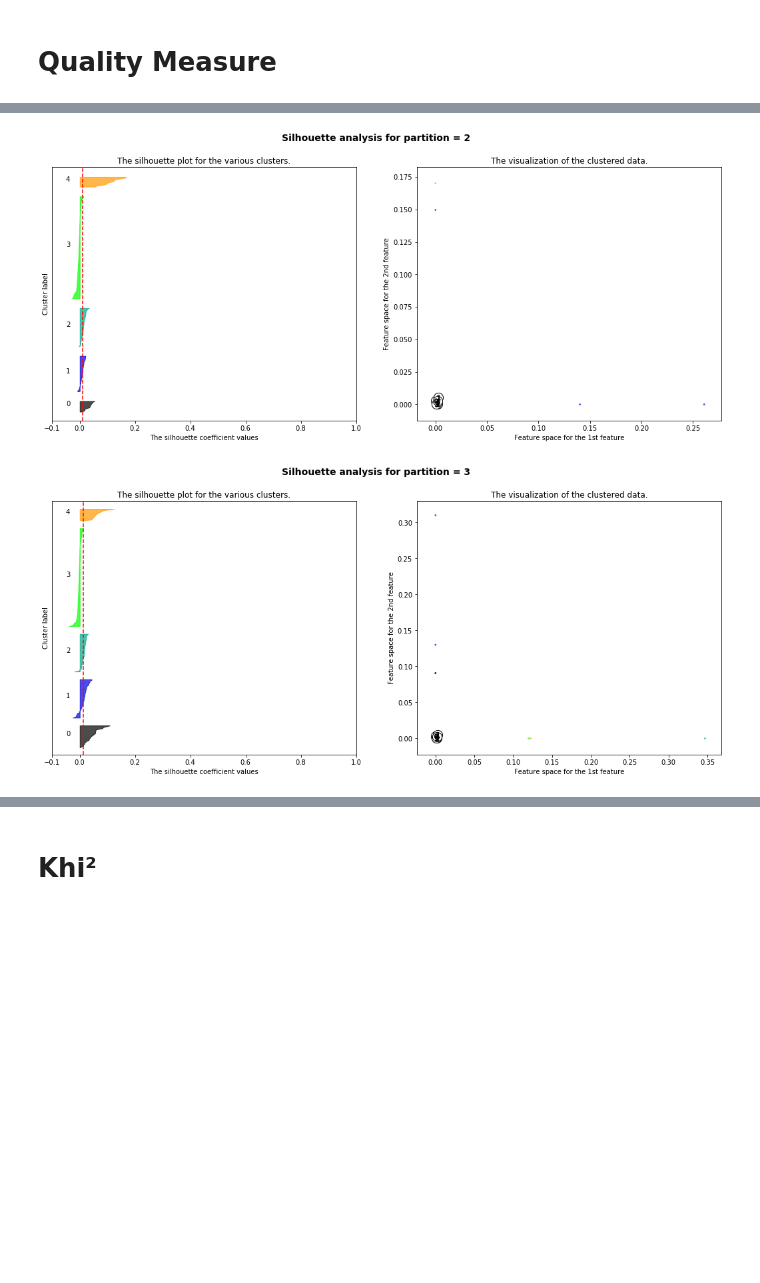
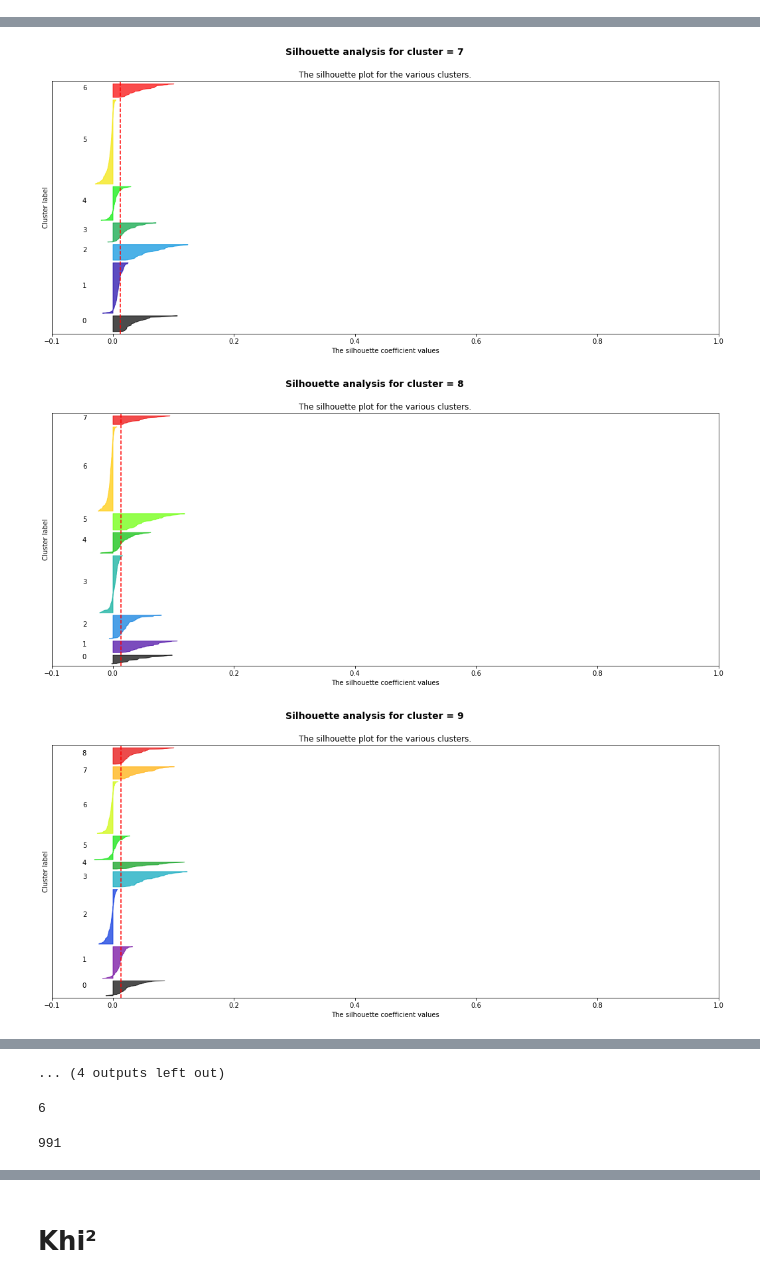
Before and after one commit to rebouvet/EGC_2020, a Jupyter notebook: LetsWinEGG2.ipynb, the cells around one changed output, grey strips where cells are left out. Saved outputs shown, nothing was run; the diff lists cells and outputs as text; code cells hidden in the pictures; blank space fills up the shorter version.

Commit message:
correction kmeans/silhouette + plot

```diff
--- a/LetsWinEGG2.ipynb
+++ b/LetsWinEGG2.ipynb
@@ -179,5 +190,0 @@ cluster_partition = [cluster[:limits[0]],cluster[limits[0]:limits[1]],cluster[li
-# %%
-part_km = []
-for i in range(0, len(limits)):
-    dash = km.fit(partitions_tfidf[i])
-    part_km.append(dash)
@@ -215,9 +190,0 @@ def get_doc(part, clust):
-# %%
-# Get the partitions variable
-# Here partitions[part][cluster] = list of docs numbe
-partitions = []
-for i in range(0, len(limits)):
-    clusters = []
-    for j in range(0, nb_clusters):
-        clusters.append(get_doc(i,j))
-    partitions.append(clusters)
@@ -246,2 +190,0 @@ Counter({3: 139, 1: 55, 2: 54, 0: 32, 4: 17})
-# %% [markdown]
-# Quality Measure
@@ -262,20 +208,25 @@ import numpy as np
 # %%
 #param
 nb_partitions = 4
+X = tfidf.toarray()
 
-for n_partition in range(nb_partitions):
-    partition_tfidf = np.asarray(partitions_tfidf[n_partition])
-    partition_labels = np.asarray(cluster_partition[n_partition])
+for n_cluster in range(5,nb_cluster):
 
-    silhouette_avg = silhouette_score(partition_tfidf, partition_labels)
-    sample_silhouette_values = silhouette_samples(partition_tfidf, partition_labels)
-    print("For partition =", n_partition,
+    # Initialize the clusterer with n_clusters value and a random generator
+    # seed of 10 for reproducibility.
+    clusterer = KMeans(n_clusters=n_cluster, max_iter=1000, init='k-means++', n_init=25, n_jobs=-1)
+    cluster_labels = clusterer.fit_predict(X)
+
+
+
+    silhouette_avg = silhouette_score(X, cluster_labels)
+    sample_silhouette_values = silhouette_samples(X, cluster_labels)
+    print("For n_cluster =", n_cluster,
           "The average silhouette_score is :", silhouette_avg)
 
 
-
     # Create a subplot with 1 row and 2 columns
-    fig, (ax1, ax2) = plt.subplots(1, 2)
+    fig, (ax1) = plt.subplots(1, 1)
     fig.set_size_inches(18, 7)
 
     # The 1st subplot is the silhouette plot
@@ -284,21 +235,21 @@ for n_partition in range(nb_partitions):
     ax1.set_xlim([-0.1, 1])
     # The (n_clusters+1)*10 is for inserting blank space between silhouette
     # plots of individual clusters, to demarcate them clearly.
-    ax1.set_ylim([0, len(partition_tfidf) + (nb_clusters + 1) * 10])
+    ax1.set_ylim([0, len(X) + (n_cluster + 1) * 10])
 
     y_lower = 10
-    for i in range(nb_clusters):
+    for i in range(n_cluster):
         # Aggregate the silhouette scores for samples belonging to
         # cluster i, and sort them
         ith_cluster_silhouette_values = \
-            sample_silhouette_values[partition_labels == i]
+            sample_silhouette_values[cluster_labels == i]
 
         ith_cluster_silhouette_values.sort()
 
         size_cluster_i = ith_cluster_silhouette_values.shape[0]
         y_upper = y_lower + size_cluster_i
 
-        color = cm.nipy_spectral(float(i) / nb_clusters)
+        color = cm.nipy_spectral(float(i) / n_cluster)
         ax1.fill_betweenx(np.arange(y_lower, y_upper),
                           0, ith_cluster_silhouette_values,
                           facecolor=color, edgecolor=color, alpha=0.7)
@@ -319,24 +270,7 @@ for n_partition in range(nb_partitions):
     ax1.set_yticks([])  # Clear the yaxis labels / ticks
     ax1.set_xticks([-0.1, 0, 0.2, 0.4, 0.6, 0.8, 1])
 
-    # 2nd Plot showing the actual clusters formed
-    colors = cm.nipy_spectral(partition_labels.astype(float) / nb_clusters)
-    ax2.scatter(partition_tfidf[:, 0], partition_tfidf[:, 1], marker='.', s=30, lw=0, alpha=0.7,
-                c=colors, edgecolor='k')
-
-
-    # Draw white circles at cluster centers
-    ax2.scatter(cluster_centers[:, 0], cluster_centers[:, 1], marker='o',
-                c="white", alpha=1, s=200, edgecolor='k')
-
-    for i, c in enumerate(cluster_centers):
-        ax2.scatter(c[0], c[1], marker='$%d$' % i, alpha=1,
-                    s=50, edgecolor='k')
-
-    ax2.set_title("The visualization of the clustered data.")
-    ax2.set_xlabel("Feature space for the 1st feature")
-    ax2.set_ylabel("Feature space for the 2nd feature")
-
-    plt.suptitle(("Silhouette analysis for partition = %d" % n_partition),
+    plt.suptitle(("Silhouette analysis for cluster = %d" % n_cluster),
                  fontsize=14, fontweight='bold')
+plt.show()
 # %% [output]
@@ -349,2 +294,3 @@ For partition = 3 The average silhouette_score is : 0.01158513924186405
-[figure, old version]
+[figure, new version]
-[figure, old version]
+[figure, new version]
+[figure, added]
@@ -350,0 +303,5 @@ For partition = 3 The average silhouette_score is : 0.01158513924186405
+... (4 outputs left out)
+# %%
+cluster_labels[0]
+# %% [output]
+6
@@ -350,0 +328,4 @@ For partition = 3 The average silhouette_score is : 0.01158513924186405
+# %%
+len(doc_clustering)
+# %% [output]
+991
```
Also changed, not shown: parts of 28 cells of this notebook, 3 other files.
